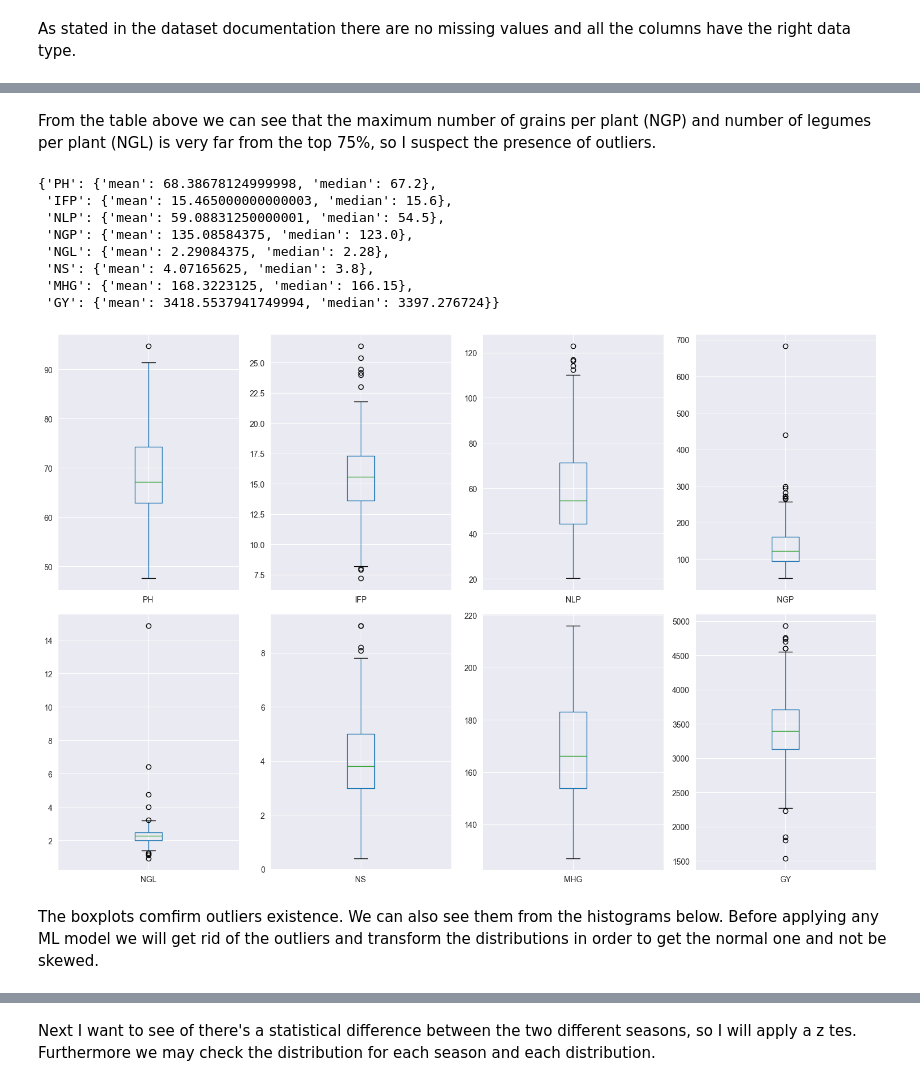
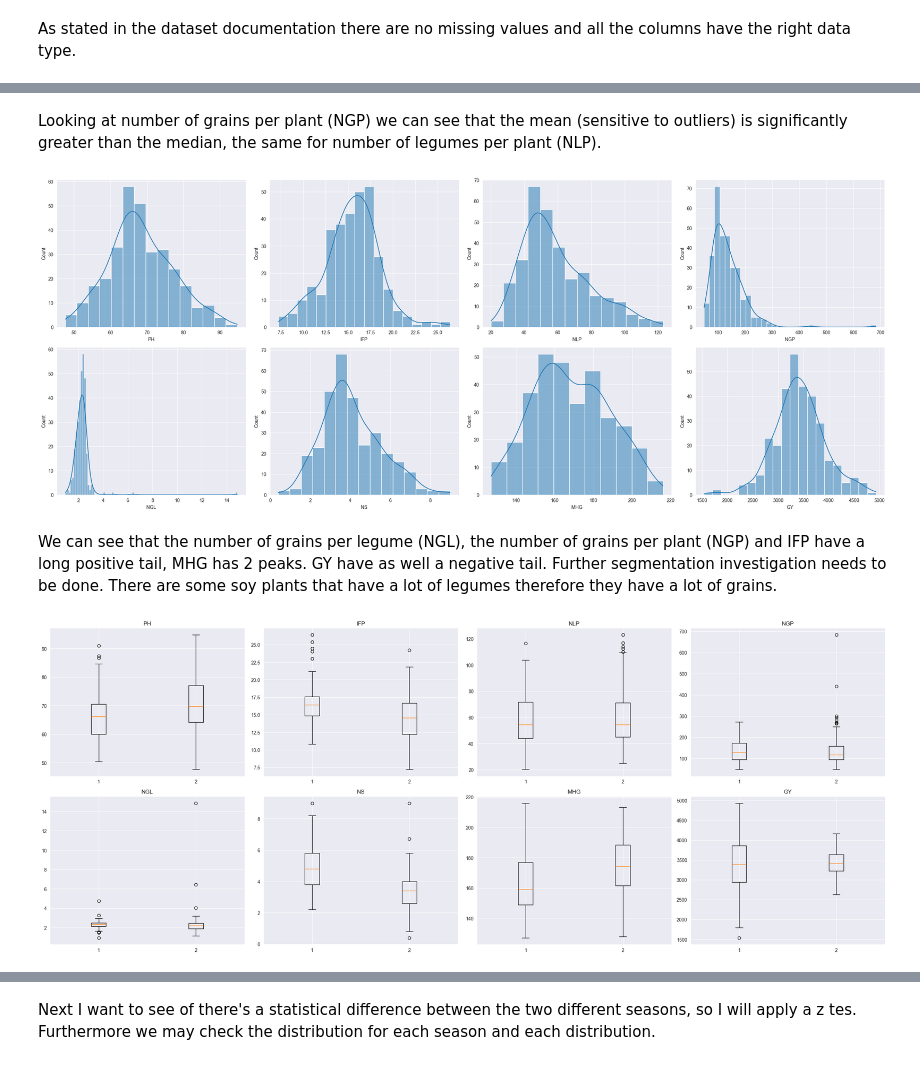
Before and after one commit to cata1212112/SoybeanCultivars, a Jupyter notebook: main.ipynb, the cells around one changed output, grey strips where cells are left out. Drawn from its saved outputs; the diff is of its cells as text; code cells hidden in the pictures.

Commit message:
add formal data exploration with proper description

```diff
--- a/main.ipynb
+++ b/main.ipynb
@@ -60,36 +70,34 @@ data.describe()
 | 50% | 1.500000 | 2.500000 | 67.200000 | 15.6000 | 54.500000 | 123.000000 | 2.280000 | 3.800000 | 166.150000 | 3397.276724 |
 | 75% | 2.000000 | 3.250000 | 74.347500 | 17.3300 | 71.220000 | 161.350000 | 2.480000 | 5.000000 | 183.182500 | 3708.262931 |
 | max | 2.000000 | 4.000000 | 94.800000 | 26.4000 | 123.000000 | 683.400000 | 14.860000 | 9.000000 | 216.000000 | 4930.000000 |
-# %% [markdown]
-
-From the table above we can see that the maximum number of grains per plant (NGP) and number of legumes per plant (NGL) is very far from the top 75%, so I suspect the presence of outliers.
+# %% [markdown]
+Looking at number of grains per plant (NGP) we can see that the mean (sensitive to outliers) is significantly greater than the median, the same for number of legumes per plant (NLP).
 # %%
 float_cols = data.select_dtypes(include='float64').columns
-
-mean_and_median = {}
-for col in float_cols:
-    mean_and_median[col] = {'mean':data[col].mean(), 'median':data[col].median()}
-
-mean_and_median
-# %% [output]
-{'PH': {'mean': 68.38678124999998, 'median': 67.2},
- 'IFP': {'mean': 15.465000000000003, 'median': 15.6},
- 'NLP': {'mean': 59.08831250000001, 'median': 54.5},
- 'NGP': {'mean': 135.08584375, 'median': 123.0},
- 'NGL': {'mean': 2.29084375, 'median': 2.28},
- 'NS': {'mean': 4.07165625, 'median': 3.8},
- 'MHG': {'mean': 168.3223125, 'median': 166.15},
- 'GY': {'mean': 3418.5537941749994, 'median': 3397.276724}}
+# %%
+fig, axs = plt.subplots(nrows=2, ncols=4, figsize=(25,10))
+cnt = 0
+for i in range(2):
+    for j in range(4):
+        sns.histplot(data[float_cols.tolist()[cnt]], ax=axs[i,j], kde=True)
+        cnt += 1
+fig.tight_layout()
+plt.show()
+# %% [output]
+[figure, added]
+# %% [markdown]
+We can see that the number of grains per legume (NGL), the number of grains per plant (NGP) and IFP have a long positive tail, MHG has 2 peaks. GY have as well a negative tail. Further segmentation investigation needs to be done. There are some soy plants that have a lot of legumes therefore they have a lot of grains.
 # %%
-fig, axs = plt.subplots(nrows=2, ncols=4, figsize=(15,10))
+season1 = data[data.Season == 1]
+season2 = data[data.Season == 2]
+fig, axs = plt.subplots(nrows=2, ncols=4, figsize=(25,10))
 cnt = 0
 for i in range(2):
     for j in range(4):
-        data.boxplot(column=float_cols.tolist()[cnt], ax=axs[i,j])
+        axs[i, j].boxplot([season1[float_cols.tolist()[cnt]], season2[float_cols.tolist()[cnt]]])
+        axs[i, j].set_title(float_cols.tolist()[cnt])
         cnt += 1
 fig.tight_layout()
 plt.show()
 # %% [output]
-[figure, old version]
+[figure, new version]
-# %% [markdown]
-The boxplots comfirm outliers existence. We can also see them from the histograms below. Before applying any ML model we will get rid of the outliers and transform the distributions in order to get the normal one and not be skewed.
```
Also changed, not shown: parts of 34 cells of this notebook, 2 other files.
